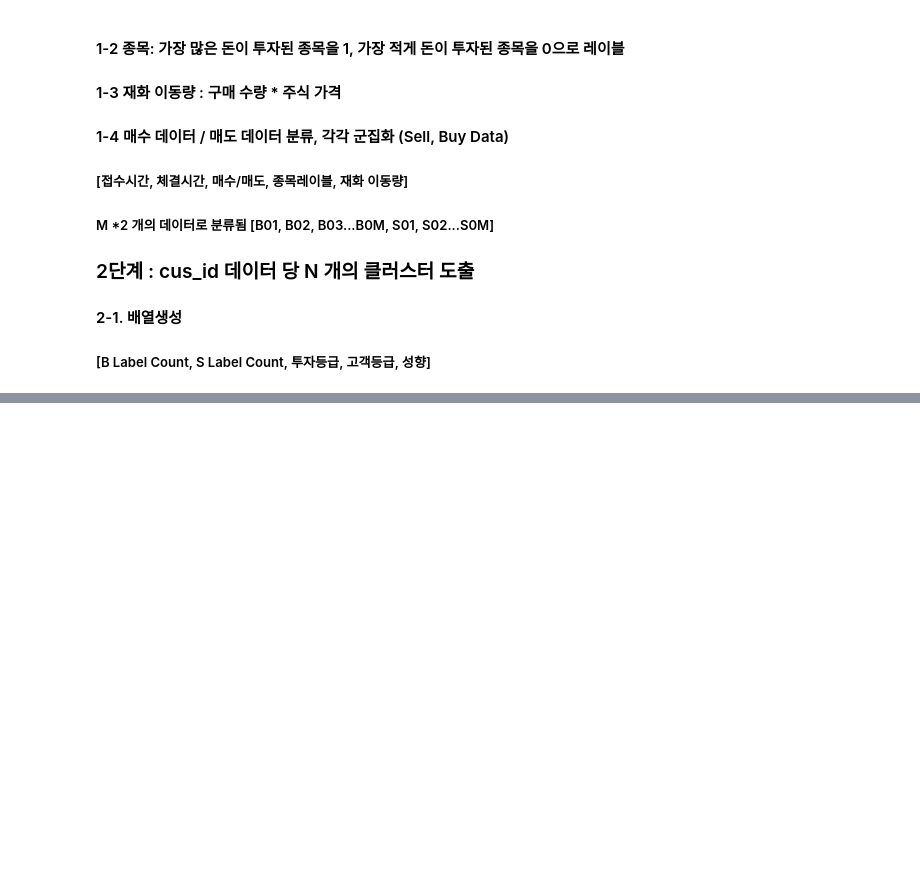
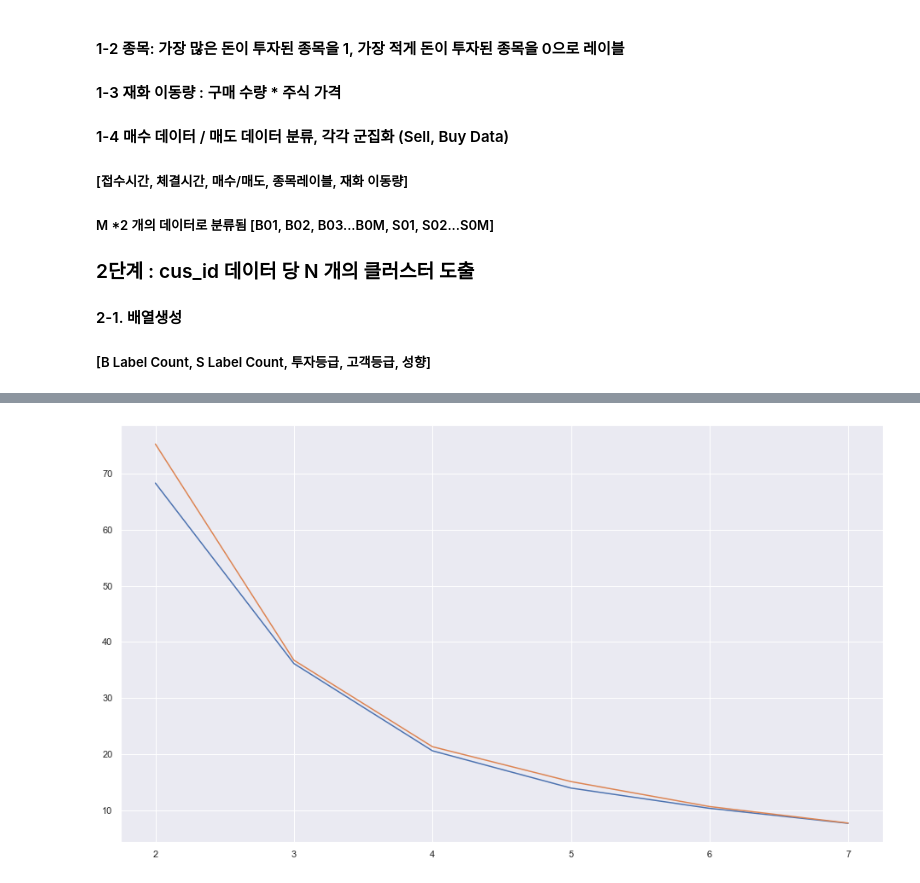
Before and after one commit to minhaeun/Data-Profiling, a Jupyter notebook: Project_20201230.ipynb, the cells around one changed output, grey strips where cells are left out. Cells and saved outputs as stored; diff of their text form; code cells hidden in the pictures; blank space fills up the shorter version.

```diff
--- a/Project_20201230.ipynb
+++ b/Project_20201230.ipynb
@@ -427,0 +428,36 @@ print(data.max(), data.min())
+# %%
+df3['tco_cus_grd_cd'] = df3['tco_cus_grd_cd'].astype(int)
+df3['ivs_icn_cd'] = df3['ivs_icn_cd'].astype(int)
+
+scaler = StandardScaler()
+df_temp = df3.groupby(['tco_cus_grd_cd'])['cus_id'].count()
+grd_scaled = scaler.fit_transform(df_temp.values.reshape(-1,1))
+df_temp = df3.groupby(['ivs_icn_cd'])['cus_id'].count()
+icn_scaled = scaler.fit_transform(df_temp.values.reshape(-1,1))
+
+df3['grd_scaled'] = df3['tco_cus_grd_cd'].apply(lambda x: grd_scaled[x-1][0])
+df3['icn_scaled'] = df3['ivs_icn_cd'].apply(lambda x: icn_scaled[x-1][0])
+# %%
+dfB = df3[df3['sby_dit_cd'] == 2]['money_scaled']
+dfS = df3[df3['sby_dit_cd'] == 1]['money_scaled']
+# %%
+from sklearn.preprocessing import MinMaxScaler
+
+scaler = MinMaxScaler()
+dfB_scaled = scaler.fit_transform(dfB.values.reshape(-1,1))
+dfS_scaled = scaler.fit_transform(dfS.values.reshape(-1,1))
+# %%
+from sklearn.cluster import KMeans
+
+dfB_ans = []
+dfS_ans = []
+k_range = range(2,8)
+
+for k in k_range:
+    kmeans = KMeans(n_clusters=k, random_state=0)
+    kmeans.fit(dfB_scaled)
+    print("[dfB] k = ",k,"| inertia = ",kmeans.inertia_)
+    dfB_ans.append(kmeans.inertia_)
+    kmeans.fit(dfS_scaled)
+    print("[dfS] k = ",k,"| inertia = ",kmeans.inertia_)
+    dfS_ans.append(kmeans.inertia_)
@@ -427,0 +477,7 @@ print(data.max(), data.min())
+# %%
+plt.figure(figsize=(16, 9))
+plt.plot(k_range, dfB_ans)
+plt.plot(k_range, dfS_ans)
+plt.show()
+# %% [output]
+[figure, added]
```
Also changed, not shown: parts of 14 cells of this notebook.
